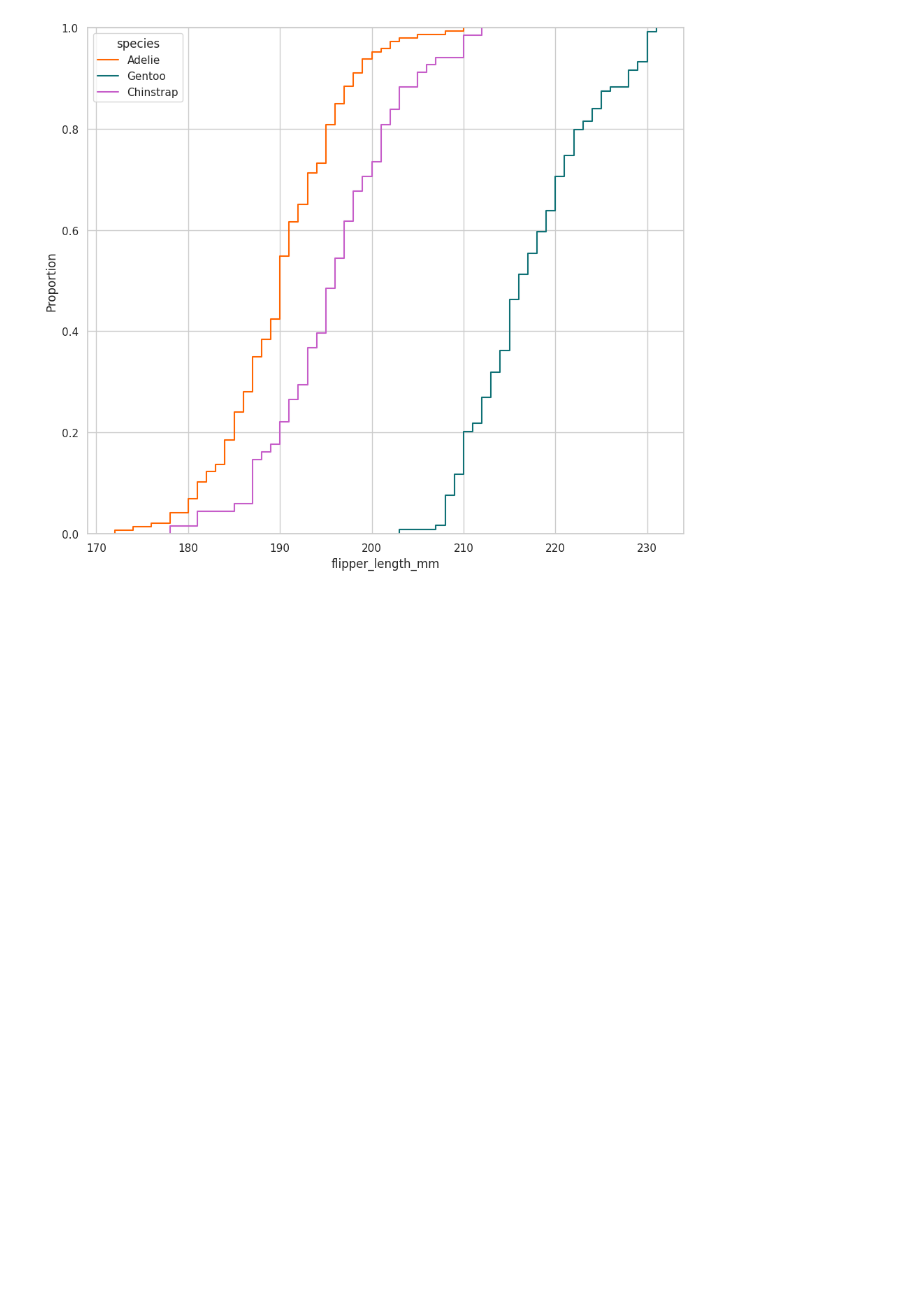
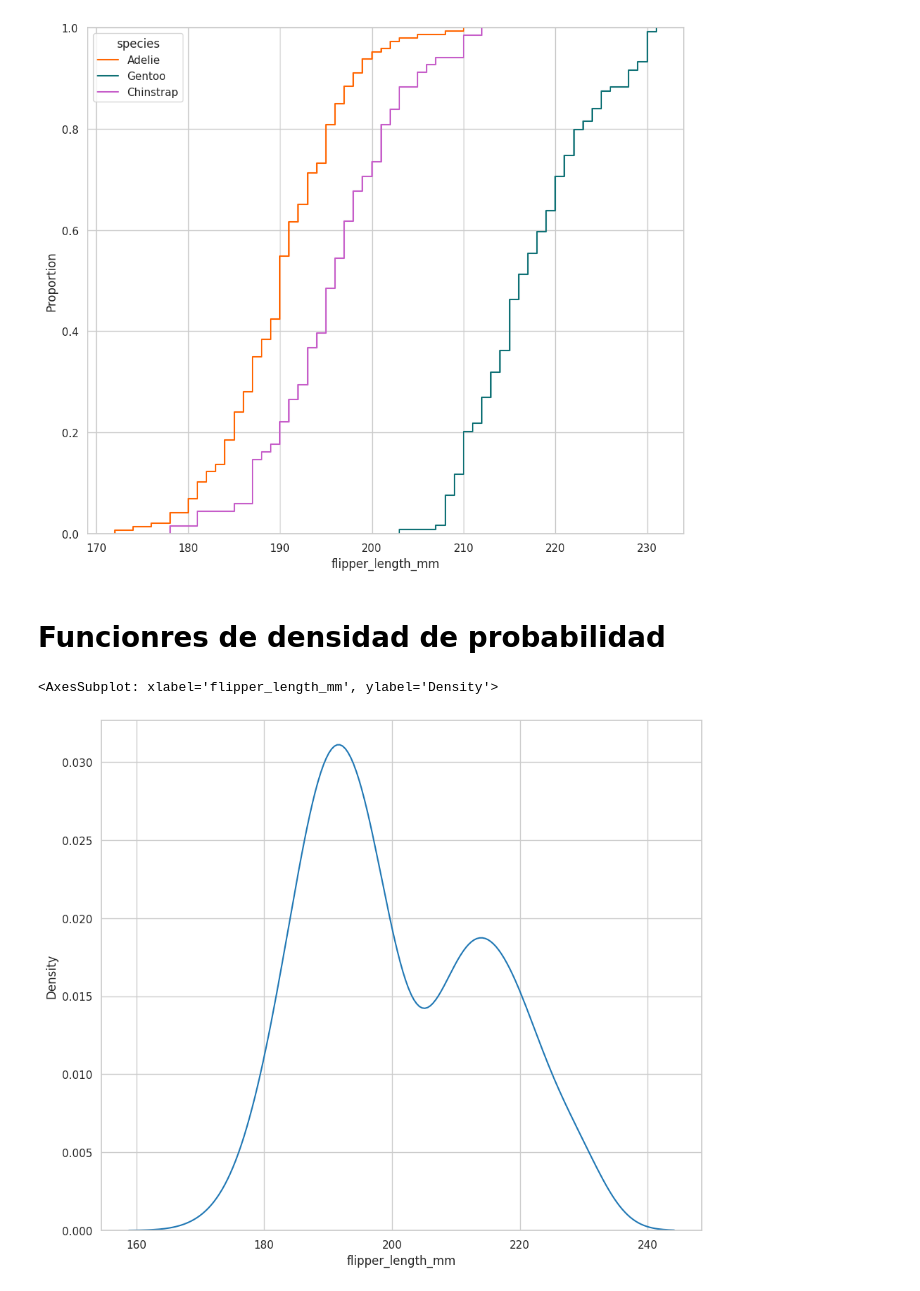
Before and after one commit to electrojam/Curso-de-Analisis-Exploratorio-de-Datos, a Jupyter notebook: 1-conociendo nuestros datos.ipynb, the cells around one changed output. Drawn from its saved outputs; the diff is of its cells as text; code cells hidden in the pictures; blank space fills up the shorter version.

Commit message:
funciones de densidad de probabilidad

```diff
--- a/1-conociendo nuestros datos.ipynb
+++ b/1-conociendo nuestros datos.ipynb
@@ -973,3 +974,13 @@ sns.ecdfplot(
 # %% [output]
 <AxesSubplot: xlabel='flipper_length_mm', ylabel='Proportion'>
 [figure]
+# %% [markdown]
+# Funcionres de densidad de probabilidad
+# %%
+sns.kdeplot(
+    data=processed_penguins_df,
+    x='flipper_length_mm'
+)
+# %% [output]
+<AxesSubplot: xlabel='flipper_length_mm', ylabel='Density'>
+[figure, added]
```
Also changed, not shown: parts of 5 cells of this notebook.
